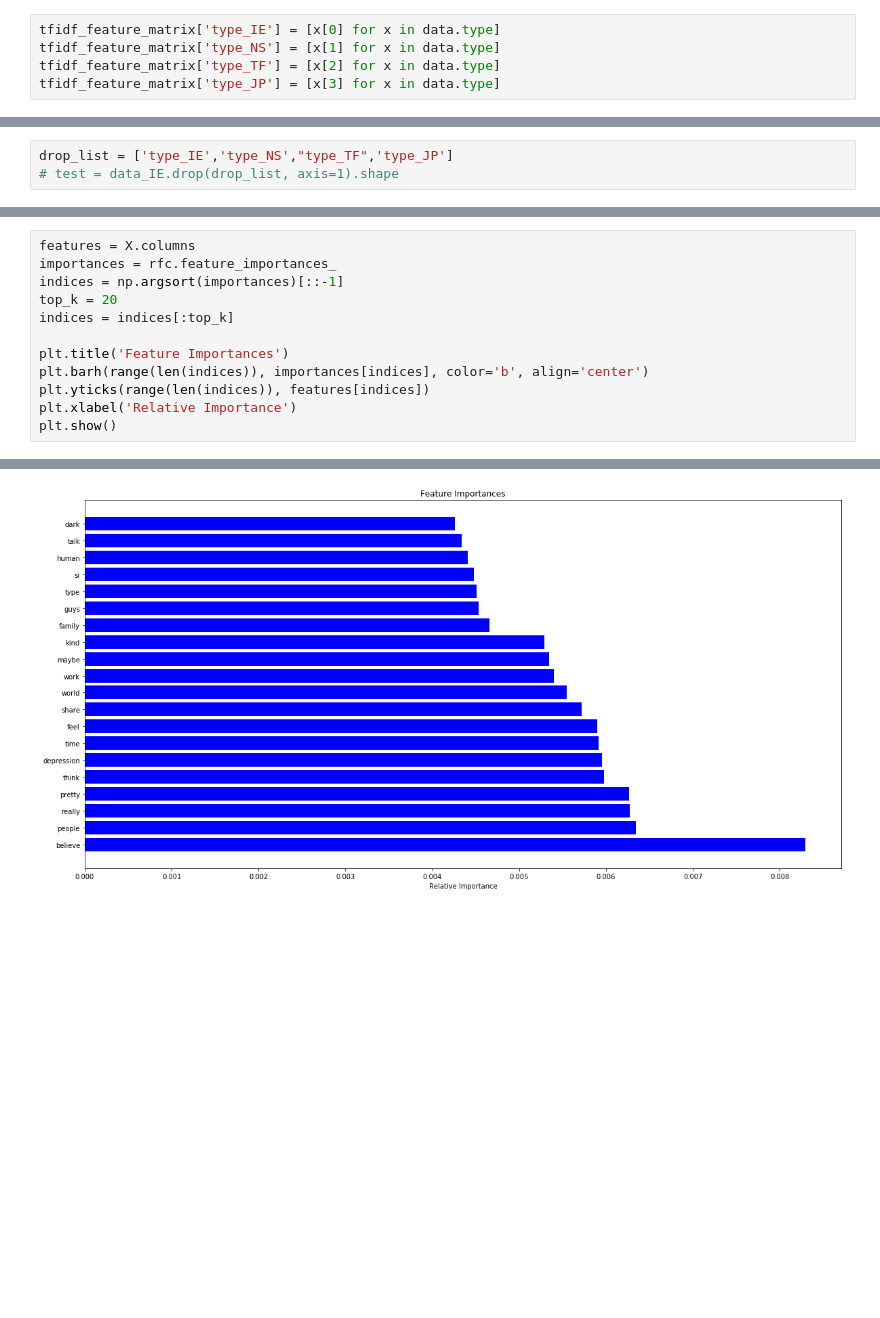
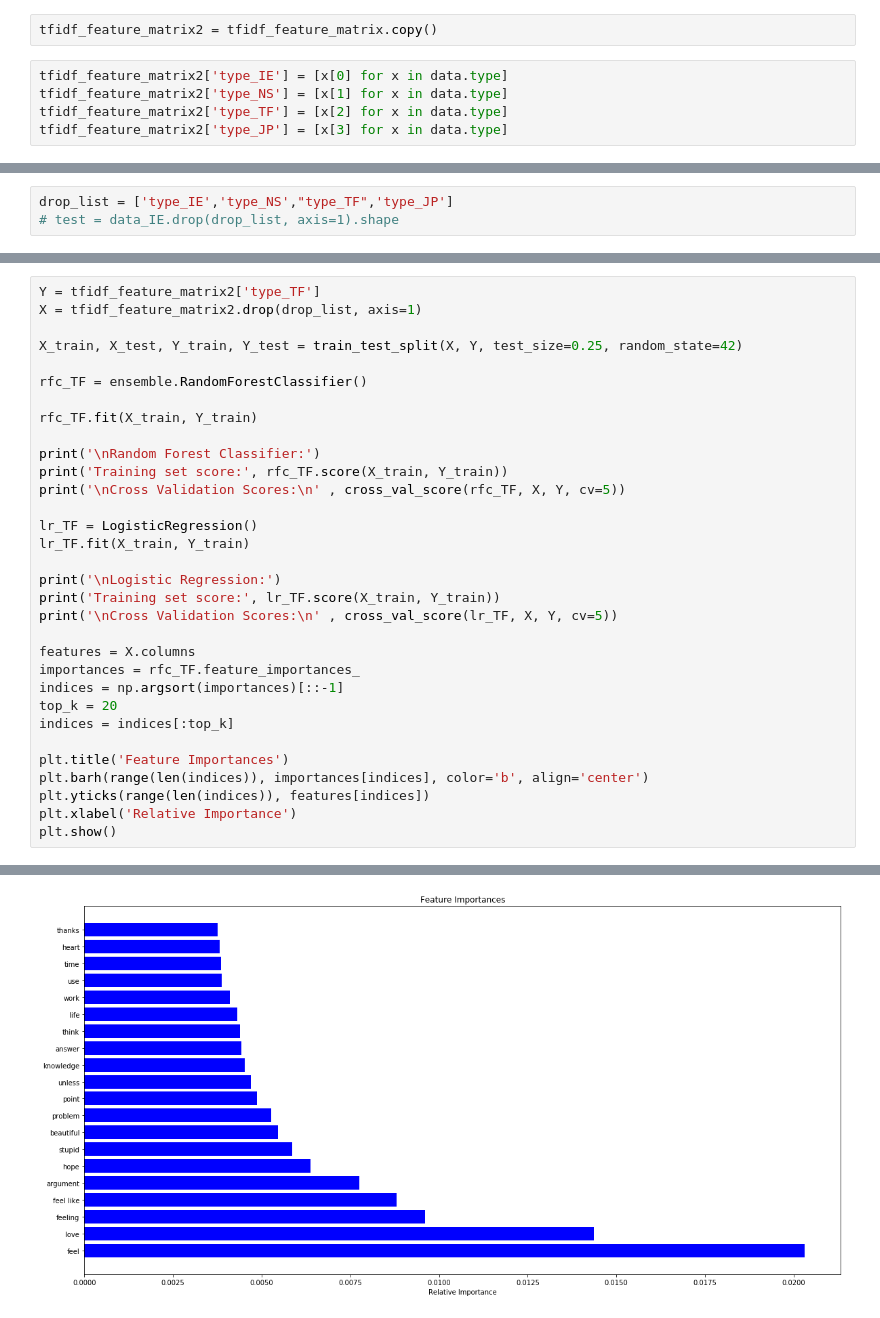
Before and after one commit to VincentG123/ThinkfulBootcamp, a Jupyter notebook: MyersBriggsPersonalityTestFinalCapstone.ipynb, the cells around one changed output, grey strips where cells are left out. Cells and saved outputs as stored; diff of their text form; blank space fills up the shorter version.

```diff
--- a/MyersBriggsPersonalityTestFinalCapstone.ipynb
+++ b/MyersBriggsPersonalityTestFinalCapstone.ipynb
@@ -253,8 +250,10 @@ avg / total       0.31      0.37      0.31      2169
 
 Upon reflection and the suggestion of my mentor, I decided to create new columns that would identify each sample by their individual traits. Meaning, I would have a separate column for Introvert/Extrovert, Intuitive/Sensing, Thinking/Feeling, and Judging/Prospecting.
+# %%
+tfidf_feature_matrix2 = tfidf_feature_matrix.copy()
 # %%
-tfidf_feature_matrix['type_IE'] = [x[0] for x in data.type]
-tfidf_feature_matrix['type_NS'] = [x[1] for x in data.type]
-tfidf_feature_matrix['type_TF'] = [x[2] for x in data.type]
-tfidf_feature_matrix['type_JP'] = [x[3] for x in data.type]
+tfidf_feature_matrix2['type_IE'] = [x[0] for x in data.type]
+tfidf_feature_matrix2['type_NS'] = [x[1] for x in data.type]
+tfidf_feature_matrix2['type_TF'] = [x[2] for x in data.type]
+tfidf_feature_matrix2['type_JP'] = [x[3] for x in data.type]
 # %%
@@ -421,6 +504,26 @@ Cross Validation Scores:
 # %%
+Y = tfidf_feature_matrix2['type_TF']
+X = tfidf_feature_matrix2.drop(drop_list, axis=1)
+
+X_train, X_test, Y_train, Y_test = train_test_split(X, Y, test_size=0.25, random_state=42)
+
+rfc_TF = ensemble.RandomForestClassifier()
+
+rfc_TF.fit(X_train, Y_train)
+
+print('\nRandom Forest Classifier:')
+print('Training set score:', rfc_TF.score(X_train, Y_train))
+print('\nCross Validation Scores:\n' , cross_val_score(rfc_TF, X, Y, cv=5))
+
+lr_TF = LogisticRegression()
+lr_TF.fit(X_train, Y_train)
+
+print('\nLogistic Regression:')
+print('Training set score:', lr_TF.score(X_train, Y_train))
+print('\nCross Validation Scores:\n' , cross_val_score(lr_TF, X, Y, cv=5))
+
 features = X.columns
-importances = rfc.feature_importances_
+importances = rfc_TF.feature_importances_
 indices = np.argsort(importances)[::-1]
 top_k = 20
 indices = indices[:top_k]
@@ -434 +548 @@ plt.show()
-[figure, old version]
+[figure, new version]
```
Also changed, not shown: parts of 36 cells of this notebook.
